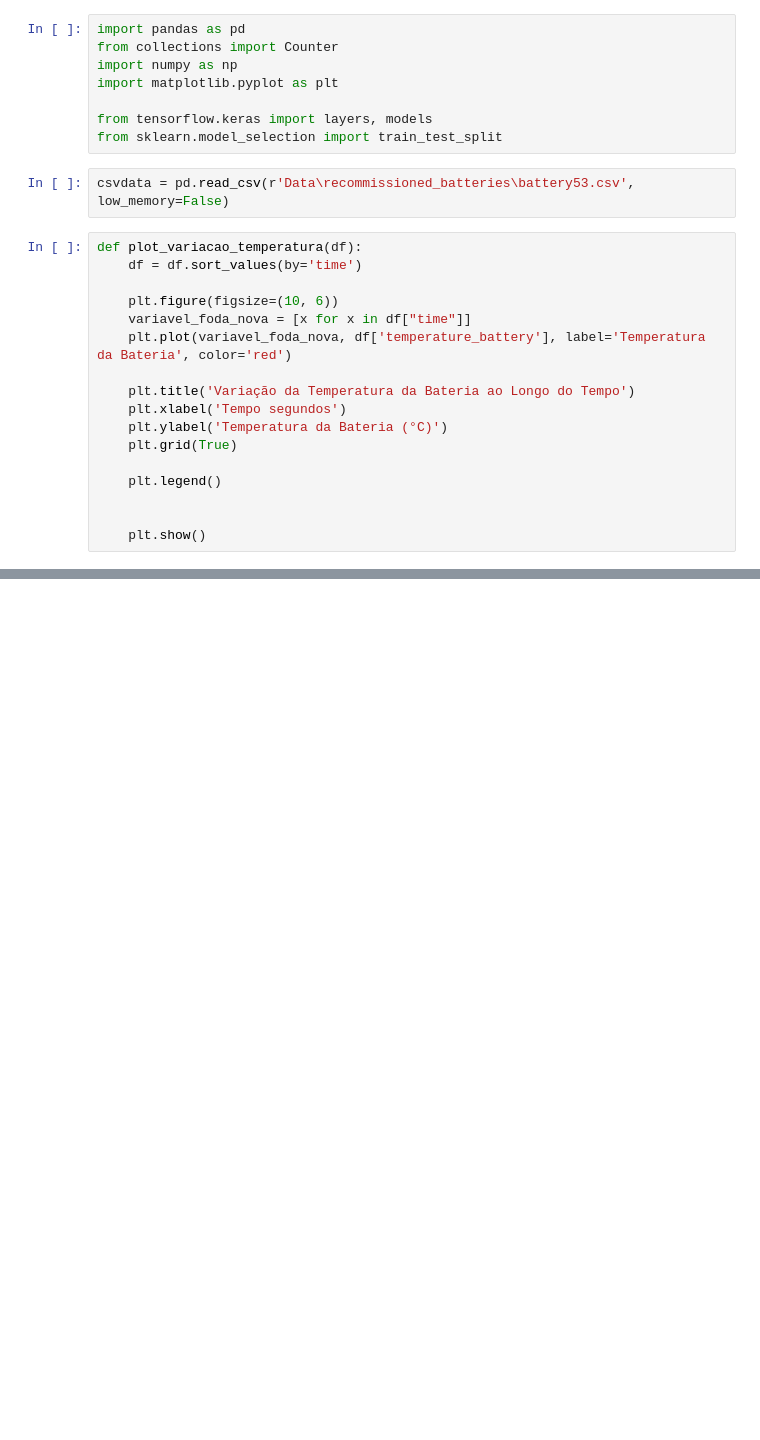
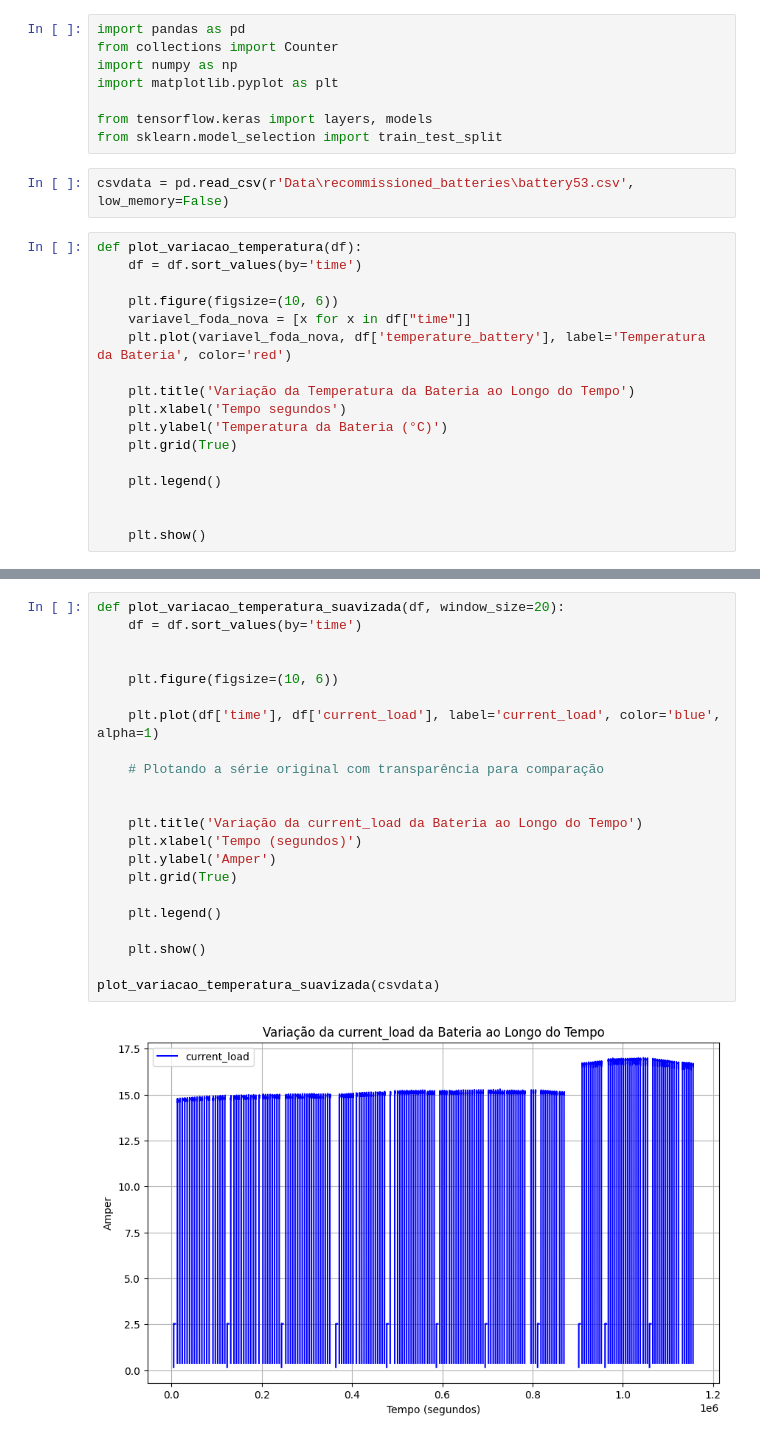
Before and after one commit to ViniciusBPessoa/Analise_Desempenho_Predicao_Falhas, a Jupyter notebook: Predicão_falhas/data_analises.ipynb, the cells around one changed output, grey strips where cells are left out. Saved outputs shown, nothing was run; the diff lists cells and outputs as text; blank space fills up the shorter version.

```diff
--- a/Predicão_falhas/data_analises.ipynb
+++ b/Predicão_falhas/data_analises.ipynb
@@ -62,0 +80,24 @@ plot_variacao_temperatura(csvdata)
+# %%
+def plot_variacao_temperatura_suavizada(df, window_size=20):
+    df = df.sort_values(by='time')
+
+
+    plt.figure(figsize=(10, 6))
+
+    plt.plot(df['time'], df['current_load'], label='current_load', color='blue', alpha=1)
+
+    # Plotando a série original com transparência para comparação
+
+
+    plt.title('Variação da current_load da Bateria ao Longo do Tempo')
+    plt.xlabel('Tempo (segundos)')
+    plt.ylabel('Amper')
+    plt.grid(True)
+
+    plt.legend()
+
+    plt.show()
+
+plot_variacao_temperatura_suavizada(csvdata)
+# %% [output]
+[figure, added]
```
Also changed, not shown: parts of 11 cells of this notebook, 1 other file.
